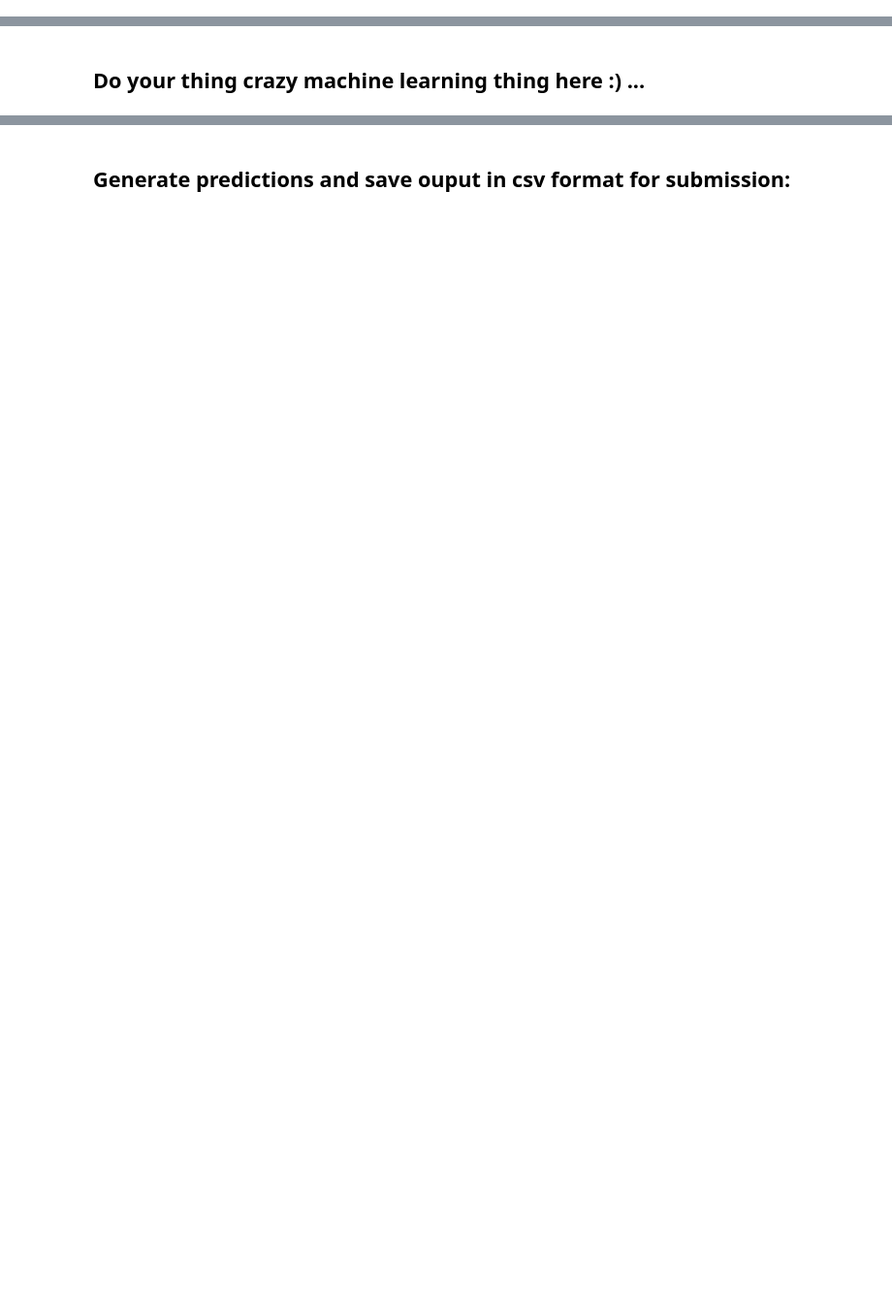
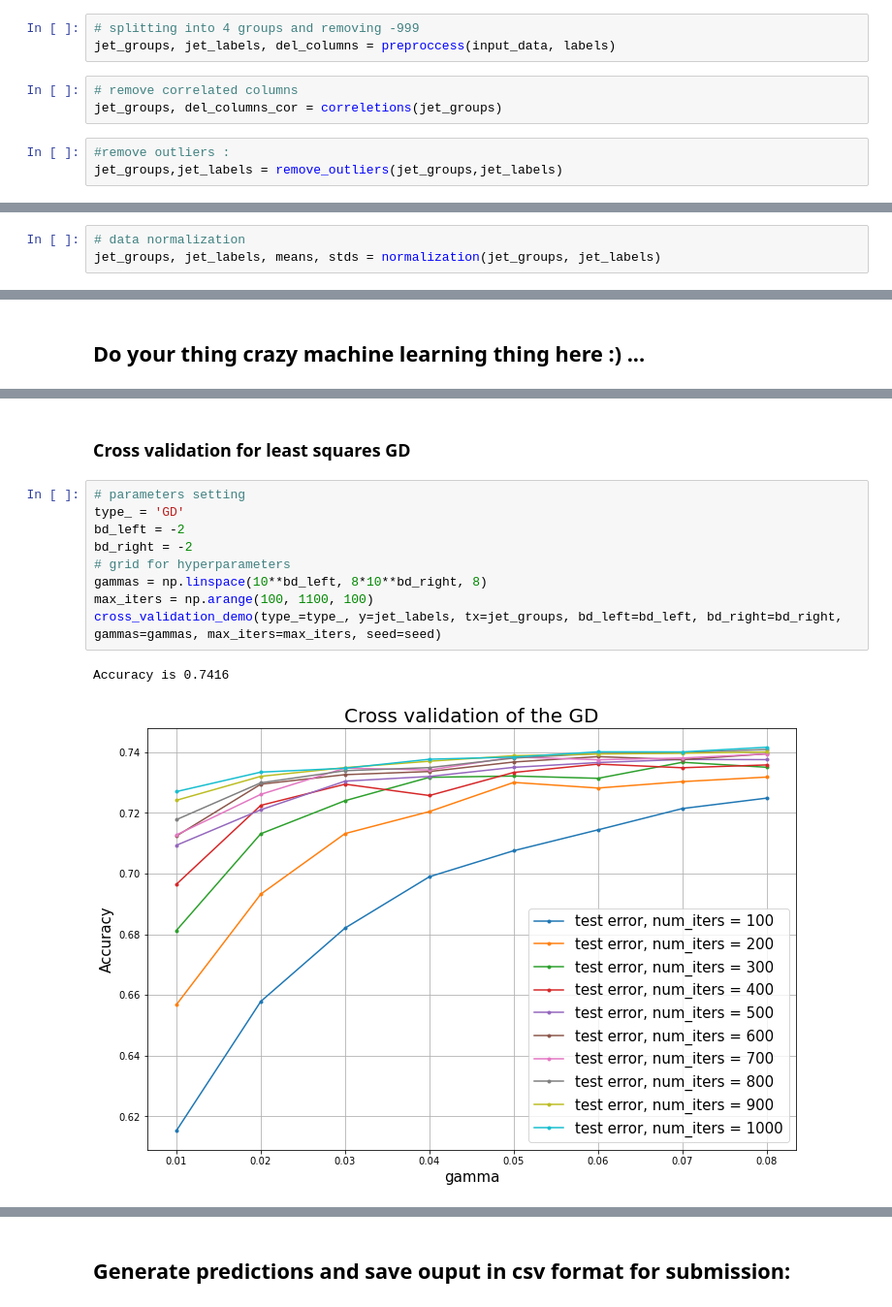
Before and after one commit to SonyaBlinova/ml-project-1-SES, a Jupyter notebook: project1.ipynb, the cells around one changed output, grey strips where cells are left out. Shown: that part at 97% size. Cells and saved outputs as stored; diff of their text form; blank space fills up the shorter version.

```diff
--- a/project1.ipynb
+++ b/project1.ipynb
@@ -26,0 +26,9 @@ y.shape, tx.shape
+# %%
+# splitting into 4 groups and removing -999
+jet_groups, jet_labels, del_columns = preproccess(input_data, labels)
+# %%
+# remove correlated columns
+jet_groups, del_columns_cor = correletions(jet_groups)
+# %%
+#remove outliers :
+jet_groups,jet_labels = remove_outliers(jet_groups,jet_labels)
@@ -26,0 +38,3 @@ y.shape, tx.shape
+# %%
+# data normalization
+jet_groups, jet_labels, means, stds = normalization(jet_groups, jet_labels)
@@ -134,0 +85,14 @@ Text(33.0, 0.5, 'expected')
+# %% [markdown]
+### Cross validation for least squares GD
+# %%
+# parameters setting
+type_ = 'GD'
+bd_left = -2
+bd_right = -2
+# grid for hyperparameters
+gammas = np.linspace(10**bd_left, 8*10**bd_right, 8)
+max_iters = np.arange(100, 1100, 100)
+cross_validation_demo(type_=type_, y=jet_labels, tx=jet_groups, bd_left=bd_left, bd_right=bd_right, gammas=gammas, max_iters=max_iters, seed=seed)
+# %% [output]
+Accuracy is 0.7416
+[figure, added]
```
Also changed, not shown: parts of 57 cells of this notebook, 7 other files.
